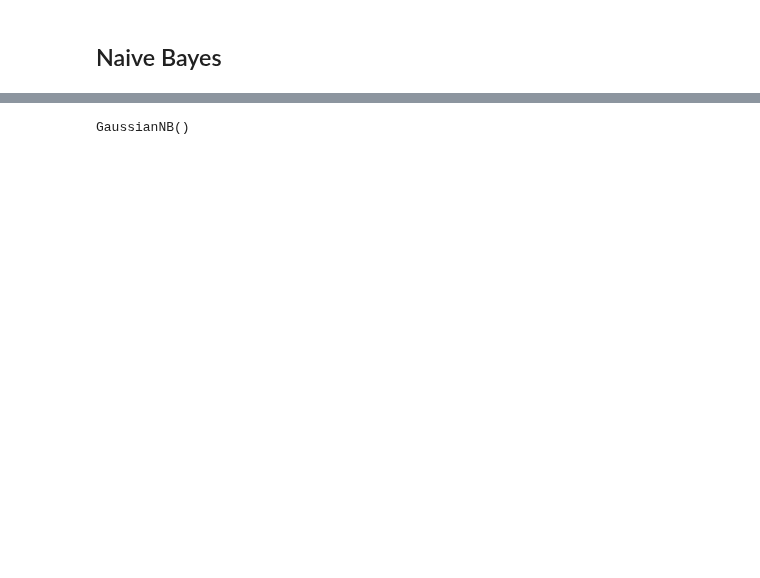
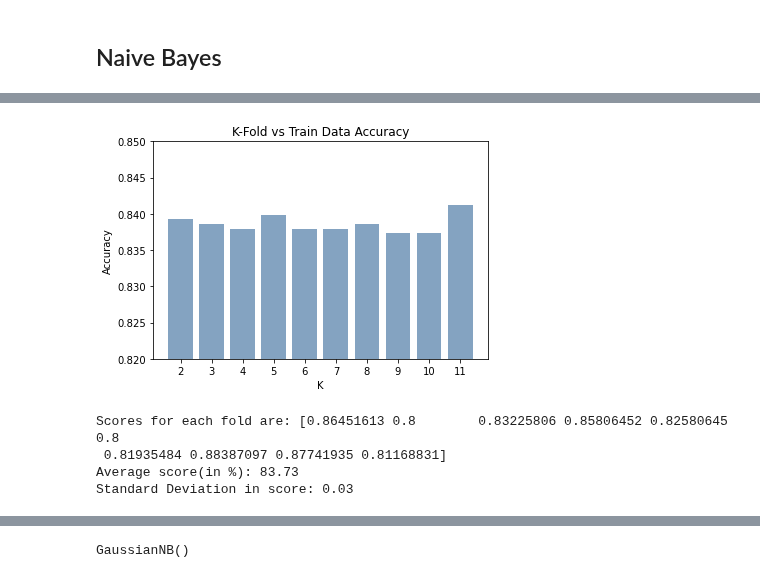
Before and after one commit to blueriver212/Crime_Prediction_ML, a Jupyter notebook: Bayesian_Learning.ipynb, the cells around one changed output, grey strips where cells are left out. Saved outputs shown, nothing was run; the diff lists cells and outputs as text; code cells hidden in the pictures; blank space fills up the shorter version.

```diff
--- a/Bayesian_Learning.ipynb
+++ b/Bayesian_Learning.ipynb
@@ -48,29 +49,36 @@ b_model.fit(x_train, y_train)
 # %%
 # Perform k-fold validation on training data
 kf =KFold(n_splits=10, shuffle=True, random_state=42)
 kfold_scores = {}
 for i in range(2,12):
     kf =KFold(n_splits=i, shuffle=True, random_state=42)
     score = cross_val_score(b_model, x_train, y_train, cv= kf, scoring="accuracy")
     res = {str(i): score.mean()}
     kfold_scores.update(res)
 
 for key in kfold_scores:
     plt.bar([key], kfold_scores[key], label=key, color=(0.2, 0.4, 0.6, 0.6))
 
 plt.title('K-Fold vs Train Data Accuracy')
 plt.xlabel('K')
 plt.ylabel('Accuracy')
-plt.ylim(0.82, 0.83)
-plt.savefig('k_fold.png')
+plt.ylim(0.82, 0.85)
+# plt.savefig('k_fold.png')
 plt.show()
+# %% [output]
+[figure, added]
 # %%
 # Check k-fold split
-kf =KFold(n_splits=3, shuffle=True, random_state=42)
+kf =KFold(n_splits=10, shuffle=True, random_state=42)
 score = cross_val_score(b_model, x_train, y_train, cv= kf, scoring="accuracy")
 print(f'Scores for each fold are: {score}')
 print(f'Average score(in %): {"{:.2f}".format(score.mean()*100)}')
 print(f'Standard Deviation in score: {"{:.2f}".format(score.std())}')
+# %% [output]
+Scores for each fold are: [0.86451613 0.8        0.83225806 0.85806452 0.82580645 0.8
+ 0.81935484 0.88387097 0.87741935 0.81168831]
+Average score(in %): 83.73
+Standard Deviation in score: 0.03
 # %%
 # Compare train & test data
 y_train_pred = b_model.predict(x_train)
```
Also changed, not shown: parts of 14 cells of this notebook.
